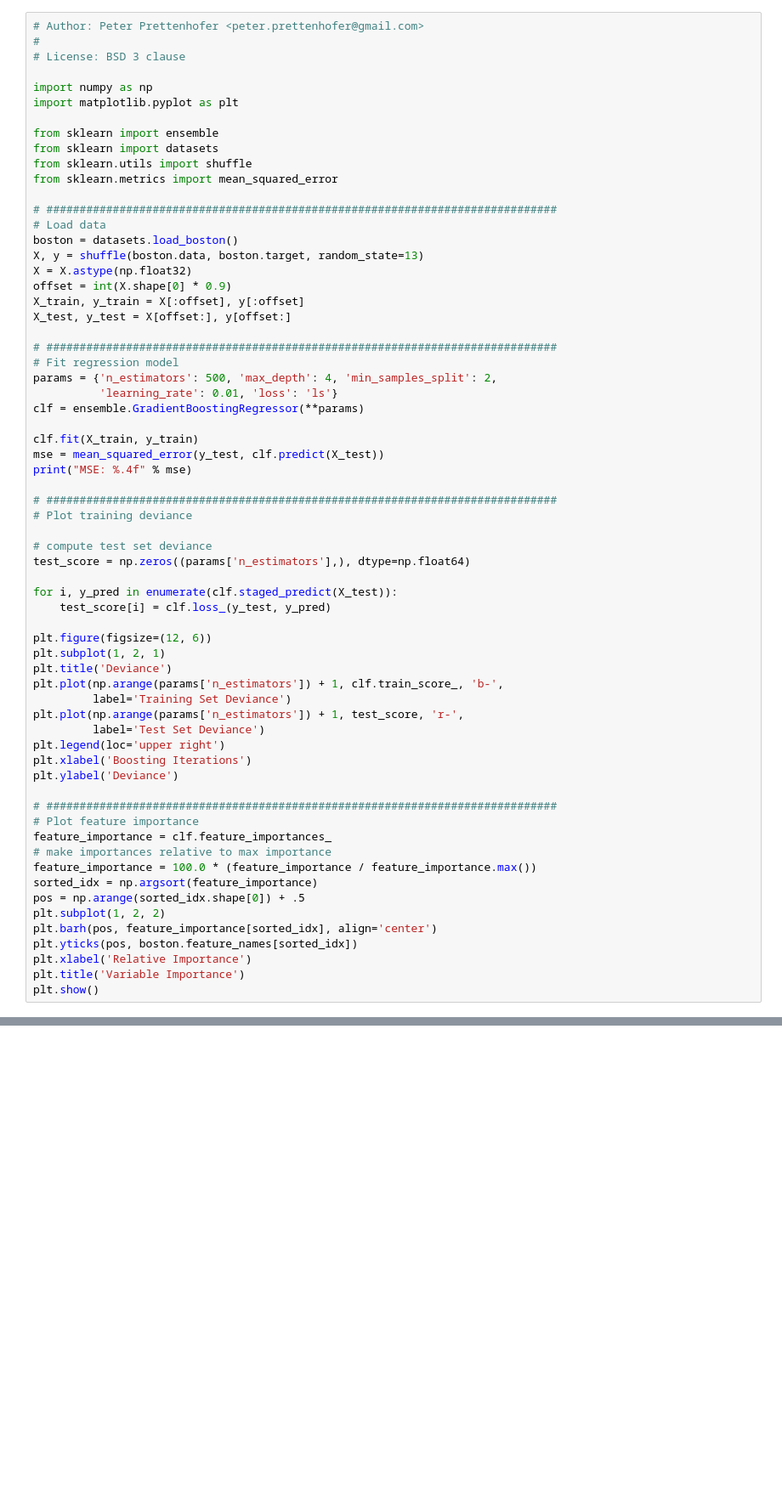
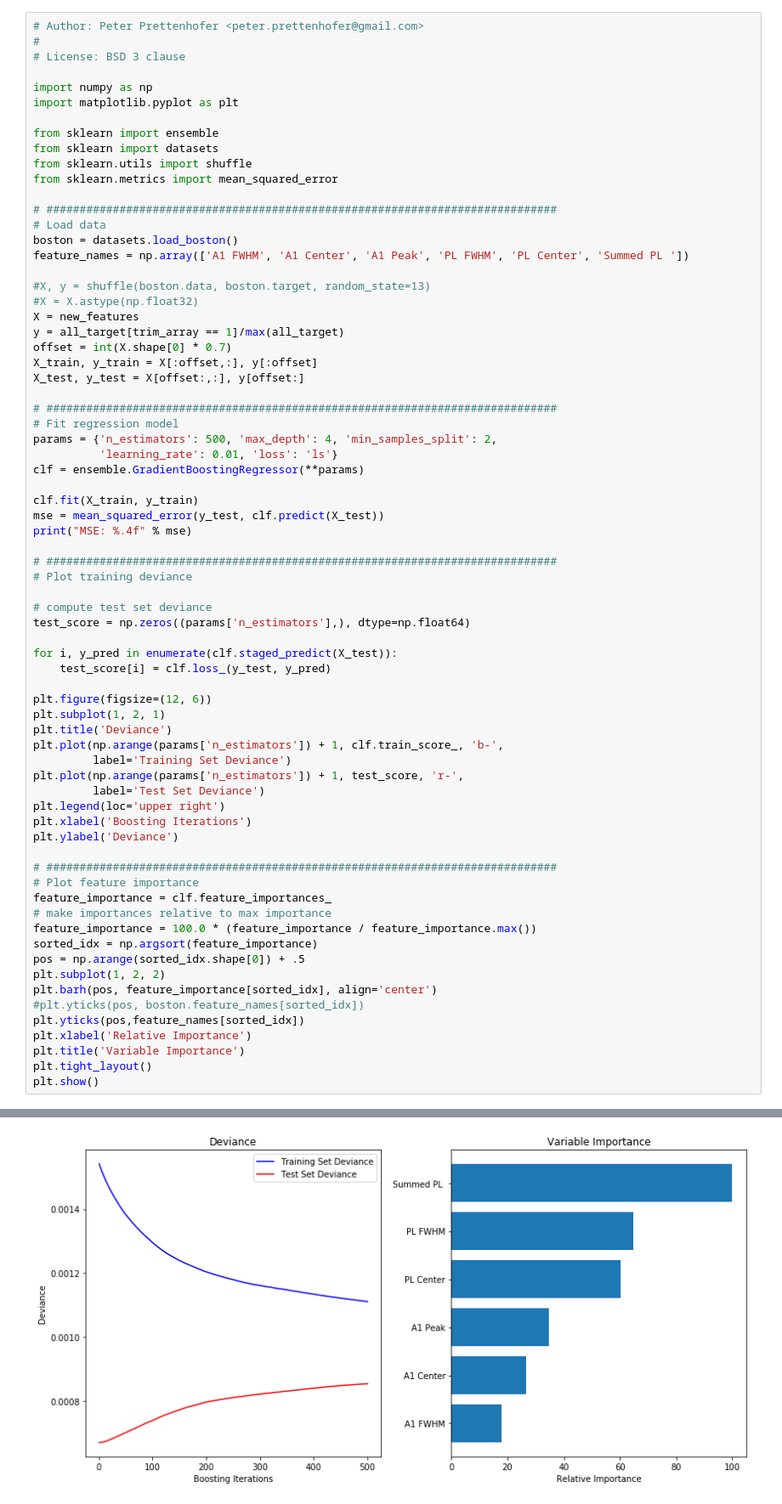
Before and after one commit to bradleyMwest/Renishaw-Reni-Awesome, a Jupyter notebook: PL_Raman_Analysis.ipynb, the cells around one changed output, grey strips where cells are left out. Shown at 85% size. Saved outputs shown, nothing was run; the diff lists cells and outputs as text; blank space fills up the shorter version.

```diff
--- a/PL_Raman_Analysis.ipynb
+++ b/PL_Raman_Analysis.ipynb
@@ -1139,11 +1170,15 @@ from sklearn.metrics import mean_squared_error
 # #############################################################################
 # Load data
 boston = datasets.load_boston()
-X, y = shuffle(boston.data, boston.target, random_state=13)
-X = X.astype(np.float32)
-offset = int(X.shape[0] * 0.9)
-X_train, y_train = X[:offset], y[:offset]
-X_test, y_test = X[offset:], y[offset:]
+feature_names = np.array(['A1 FWHM', 'A1 Center', 'A1 Peak', 'PL FWHM', 'PL Center', 'Summed PL '])
+
+#X, y = shuffle(boston.data, boston.target, random_state=13)
+#X = X.astype(np.float32)
+X = new_features
+y = all_target[trim_array == 1]/max(all_target)
+offset = int(X.shape[0] * 0.7)
+X_train, y_train = X[:offset,:], y[:offset]
+X_test, y_test = X[offset:,:], y[offset:]
 
 # #############################################################################
 # Fit regression model
@@ -1184,7 +1219,10 @@ sorted_idx = np.argsort(feature_importance)
 pos = np.arange(sorted_idx.shape[0]) + .5
 plt.subplot(1, 2, 2)
 plt.barh(pos, feature_importance[sorted_idx], align='center')
-plt.yticks(pos, boston.feature_names[sorted_idx])
+#plt.yticks(pos, boston.feature_names[sorted_idx])
+plt.yticks(pos,feature_names[sorted_idx])
 plt.xlabel('Relative Importance')
 plt.title('Variable Importance')
+plt.tight_layout()
 plt.show()
+# %% [output]
@@ -1190,0 +1230 @@ plt.show()
+[figure, added]
```
Also changed, not shown: parts of 4 cells of this notebook.
